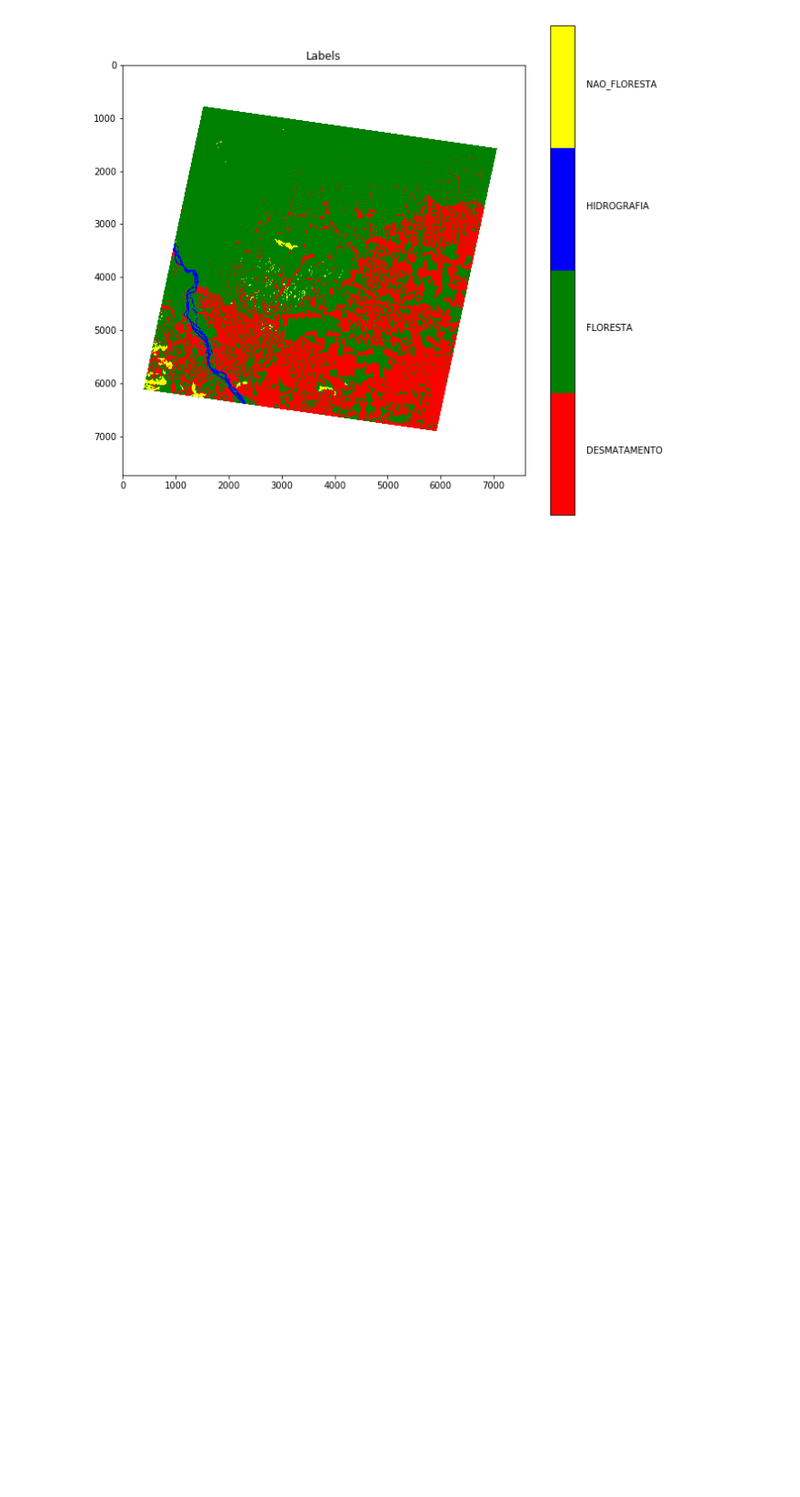
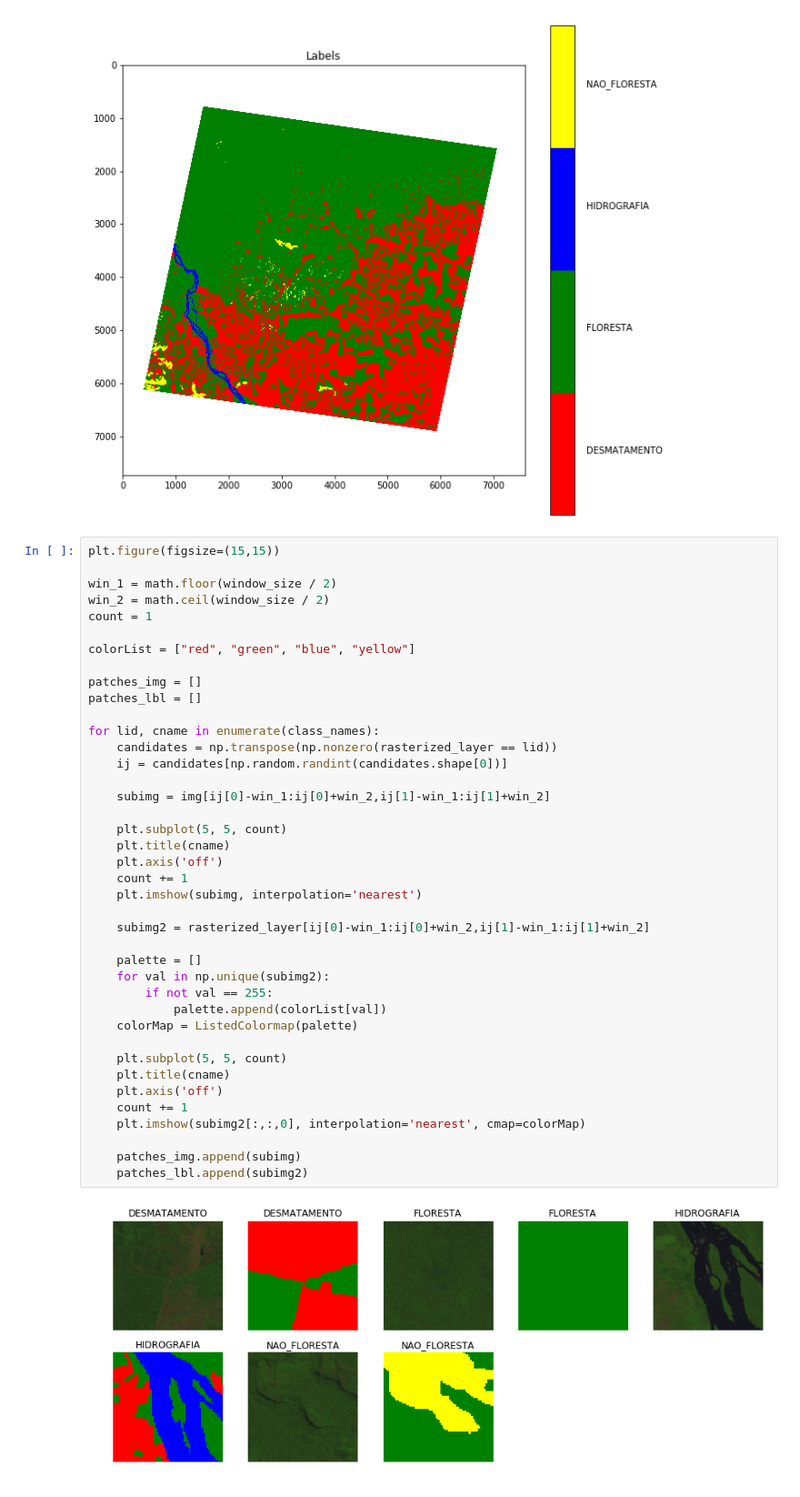
Before and after one commit to rvmaretto/deepgeo, a Jupyter notebook: notebooks/data_augmentation.ipynb, the cells around one changed output. Shown at 91% size. Cells and saved outputs as stored; diff of their text form; blank space fills up the shorter version.

```diff
--- a/notebooks/data_augmentation.ipynb
+++ b/notebooks/data_augmentation.ipynb
@@ -40,3 +62,45 @@ cbar.ax.get_yaxis().labelpad = 15
 # %% [output]
 Raster Shape: (7741, 7591, 1)
 [figure]
+# %%
+plt.figure(figsize=(15,15))
+
+win_1 = math.floor(window_size / 2)
+win_2 = math.ceil(window_size / 2)
+count = 1
+
+colorList = ["red", "green", "blue", "yellow"]
+
+patches_img = []
+patches_lbl = []
+
+for lid, cname in enumerate(class_names):
+    candidates = np.transpose(np.nonzero(rasterized_layer == lid))
+    ij = candidates[np.random.randint(candidates.shape[0])]
+
+    subimg = img[ij[0]-win_1:ij[0]+win_2,ij[1]-win_1:ij[1]+win_2]
+
+    plt.subplot(5, 5, count)
+    plt.title(cname)
+    plt.axis('off')
+    count += 1
+    plt.imshow(subimg, interpolation='nearest')
+
+    subimg2 = rasterized_layer[ij[0]-win_1:ij[0]+win_2,ij[1]-win_1:ij[1]+win_2]
+
+    palette = []
+    for val in np.unique(subimg2):
+        if not val == 255:
+            palette.append(colorList[val])
+    colorMap = ListedColormap(palette)
+
+    plt.subplot(5, 5, count)
+    plt.title(cname)
+    plt.axis('off')
+    count += 1
+    plt.imshow(subimg2[:,:,0], interpolation='nearest', cmap=colorMap)
+
+    patches_img.append(subimg)
+    patches_lbl.append(subimg2)
+# %% [output]
+[figure, added]
```
Also changed, not shown: parts of 7 cells of this notebook, 1 other file.
